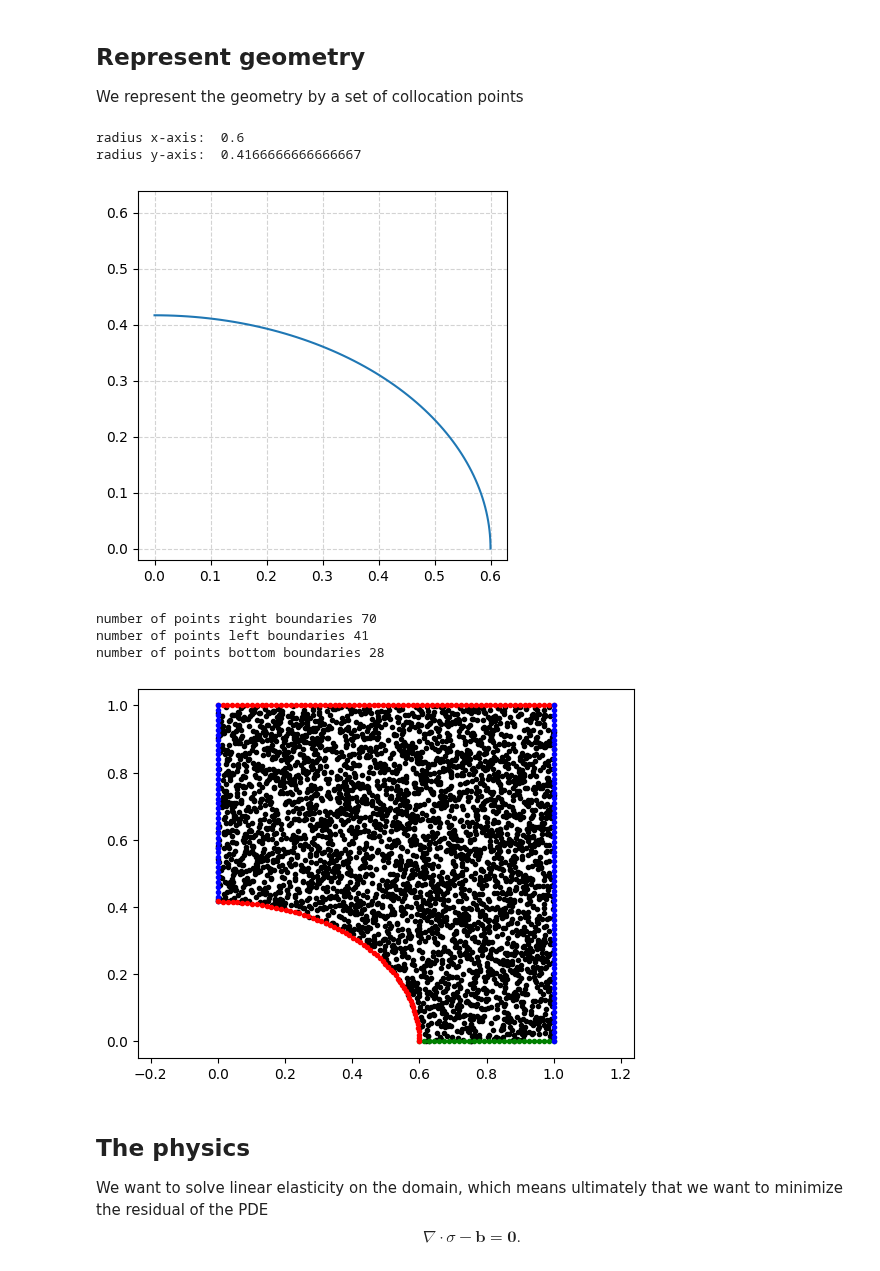
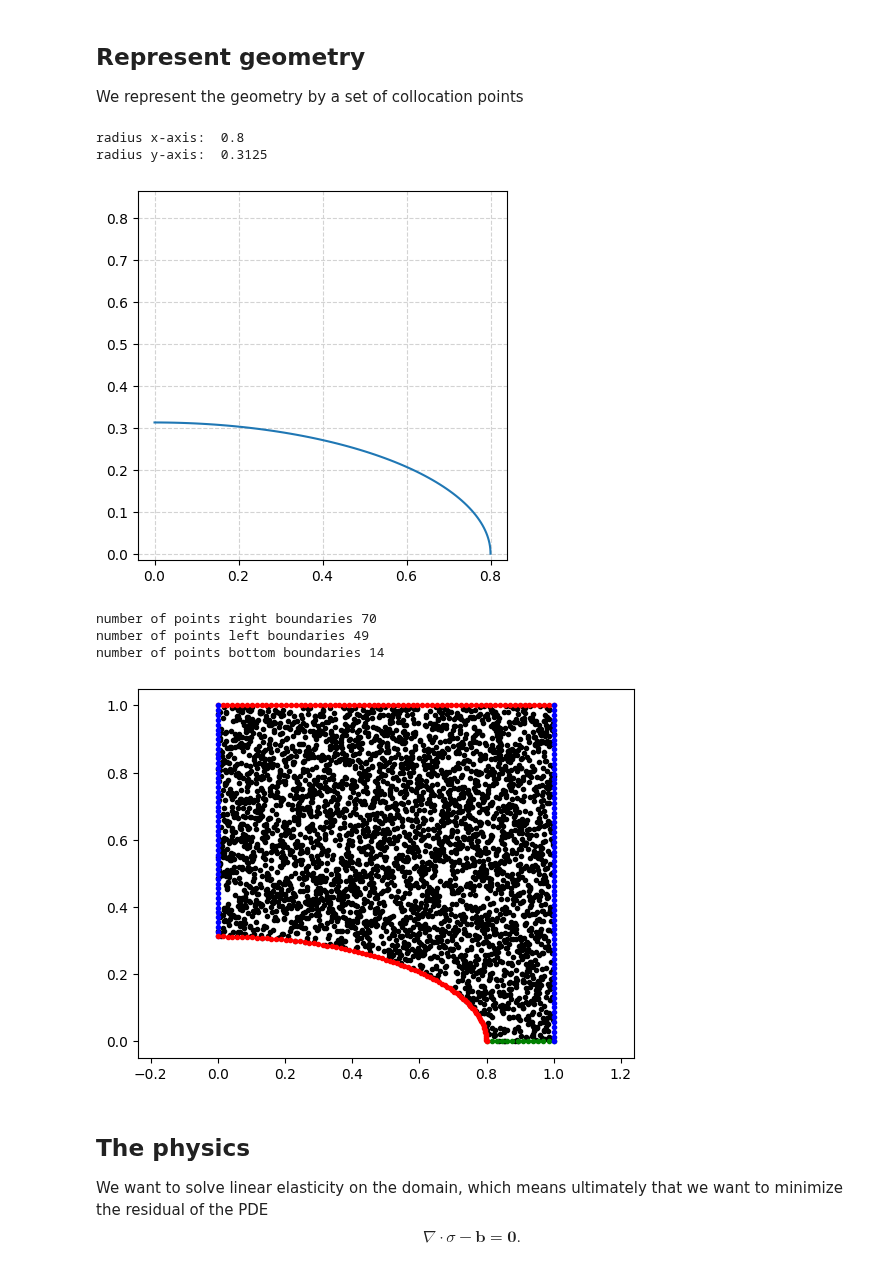
Before and after one commit to meyer-nils/numerical_examples, a Jupyter notebook: plate_hole_2d/ElliCHANGEDtorch.ipynb, the cells around one changed output. Saved outputs shown, nothing was run; the diff lists cells and outputs as text; code cells hidden in the pictures.

```diff
--- a/plate_hole_2d/ElliCHANGEDtorch.ipynb
+++ b/plate_hole_2d/ElliCHANGEDtorch.ipynb
@@ -15,7 +15,7 @@ from math import pi, ceil
 from global_constants import L, Re_x, B0, EPS0, MU, LBD, R
 
 
-Re_x = 0.6 #radius on the x-axis of the ellipse
+Re_x = 0.8 #radius on the x-axis of the ellipse
 SuAr= 0.25*pi   #surface area of the eclipse (= equal to SuAr of a circle with R=0.5)
 L = 1 #length of plate #info: muss noch gefixt werden -> momentan bei 1 lassen
 N = 70 #number of collocation Point in x-axis direction
@@ -77,39 +77,39 @@ def set_boundaries(Re_x, Re_y, L, N):
     phi = np.linspace(0, 0.5 * np.pi, int(N * 0.5 * np.pi * Re_x / L))
     x_hole = torch.tensor(Re_x * np.cos(phi), requires_grad=True).float()
     y_hole = torch.tensor(Re_y * np.sin(phi), requires_grad=True).float()
 
     #Frage an Nils: für was n_hole??
     n_hole = torch.tensor(np.stack([-np.cos(phi), -np.sin(phi)]).T).float()
 
     print("number of points right boundaries", N)
     print("number of points left boundaries", ceil(N*(1-Re_y)))
     print("number of points bottom boundaries", ceil(N*(1-Re_x)))
     return x_top, y_top, x_right, y_right, x_left, y_left, x_bottom, y_bottom, x_hole, y_hole, n_hole
 
 def plot_plate_with_hole(x_collo, y_collo,x_top, y_top, x_right, y_right, x_left, y_left, x_bottom, y_bottom, x_hole, y_hole):
     # Visualize geometry (Dirichlet blue, Neumann red)
     plt.plot(x_collo.detach(), y_collo.detach(), ".k")
     plt.plot(x_top.detach(), y_top.detach(), ".r")
     plt.plot(x_bottom, y_bottom, ".g")
     plt.plot(x_left, y_left, ".b")
     plt.plot(x_right, y_right, ".b")
     t = np.linspace(0, 0.5*pi, N)
     plt.plot(x_hole.detach(), y_hole.detach(), ".r")
     plt.axis("equal")
 
 Re_xnew, Re_ynew = create_ellipse(Re_x,SuAr, L)
 plot_quarter_elli(Re_xnew, Re_ynew)
 x_collo, y_collo = create_collocation_points(Re_xnew, Re_ynew, L, N)
 x_top, y_top, x_right, y_right, x_left, y_left, x_bottom, y_bottom, x_hole, y_hole, n_hole = set_boundaries(Re_xnew, Re_ynew, L, N)
 plot_plate_with_hole(x_collo, y_collo, x_top, y_top, x_right, y_right, x_left, y_left, x_bottom, y_bottom, x_hole, y_hole)
 # %% [output]
-radius x-axis:  0.6
-radius y-axis:  0.4166666666666667
+radius x-axis:  0.8
+radius y-axis:  0.3125
-[figure, old version]
+[figure, new version]
 number of points right boundaries 70
-number of points left boundaries 41
-number of points bottom boundaries 28
+number of points left boundaries 49
+number of points bottom boundaries 14
-[figure, old version]
+[figure, new version]
 # %%
 class Net(torch.nn.Module):
     def __init__(self):
```
Also changed, not shown: parts of 2 cells of this notebook, 3 other files.
